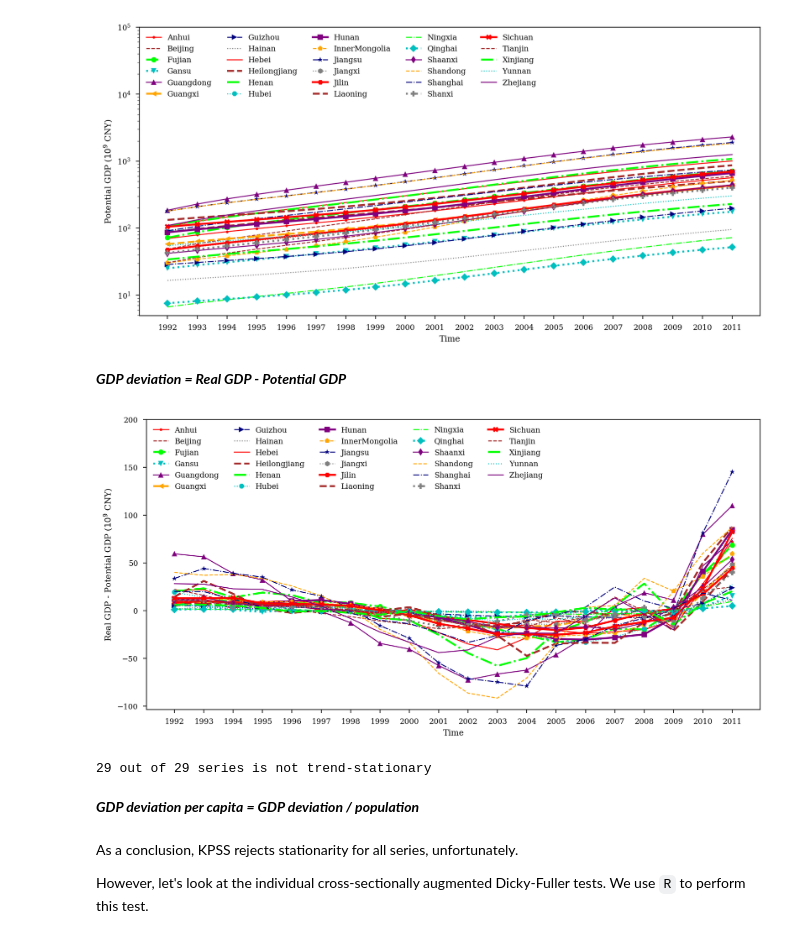
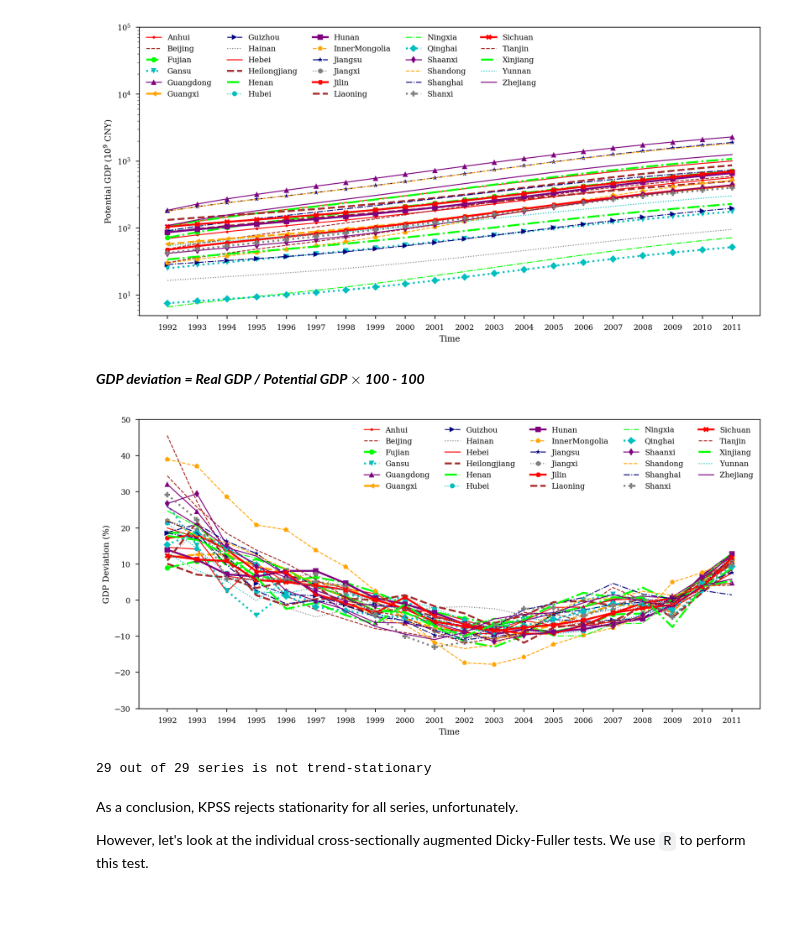
Before and after one commit to allenfrostline/Inflation-Dynamics-China, a Jupyter notebook: Data Analysis.ipynb, the cells around one changed output. Cells and saved outputs as stored; diff of their text form; code cells hidden in the pictures; blank space fills up the shorter version.

Commit message:
29 provinces, relative gdp_diff, and data in long format

```diff
--- a/Data Analysis.ipynb
+++ b/Data Analysis.ipynb
@@ -273,26 +246,26 @@ plt.show()
 # %% [output]
 [figure]
 # %% [markdown]
-***GDP deviation = Real GDP - Potential GDP***
+***GDP deviation = Real GDP / Potential GDP $\times$ 100 - 100***
 # %%
-gdp_diff = [(p, g-gp) for (p,g), (p,gp) in zip(gdp_real, gdp_ptntl)]
+gdp_diff = [(p, g/gp*100-100) for (p,g), (p,gp) in zip(gdp_real, gdp_ptntl)]
 
 fig = plt.figure()
 
 ax = fig.add_subplot(111)
 for province, g in gdp_diff:
     ax.plot(year, g, label=province)
 ax.set_xticks(year)
-ax.legend(loc='upper left', frameon=False, ncol=5)
-ax.set_ylabel(r'Real GDP - Potential GDP ($10^9$ CNY)')
-ax.set_ybound(upper=200)
+ax.legend(loc='upper right', frameon=False, ncol=5)
+ax.set_ylabel(r'GDP Deviation (%)')
+ax.set_ylim(-30,50)
 ax.set_xlabel('Time')
 
 plt.tight_layout()
 plt.savefig('plots/gdp_diff.pdf')
 plt.show()
 # %% [output]
-[figure, old version]
+[figure, new version]
 # %%
 stationary(gdp_diff)
 # %% [output]
@@ -302,2 +276,0 @@ pd.DataFrame({pp:p for pp,p in list(gdp_diff)}, index=year).to_csv('data/gdp_dif
-# %% [markdown]
-***GDP deviation per capita = GDP deviation / population***
```
Also changed, not shown: parts of 14 cells of this notebook, 12 other files.
